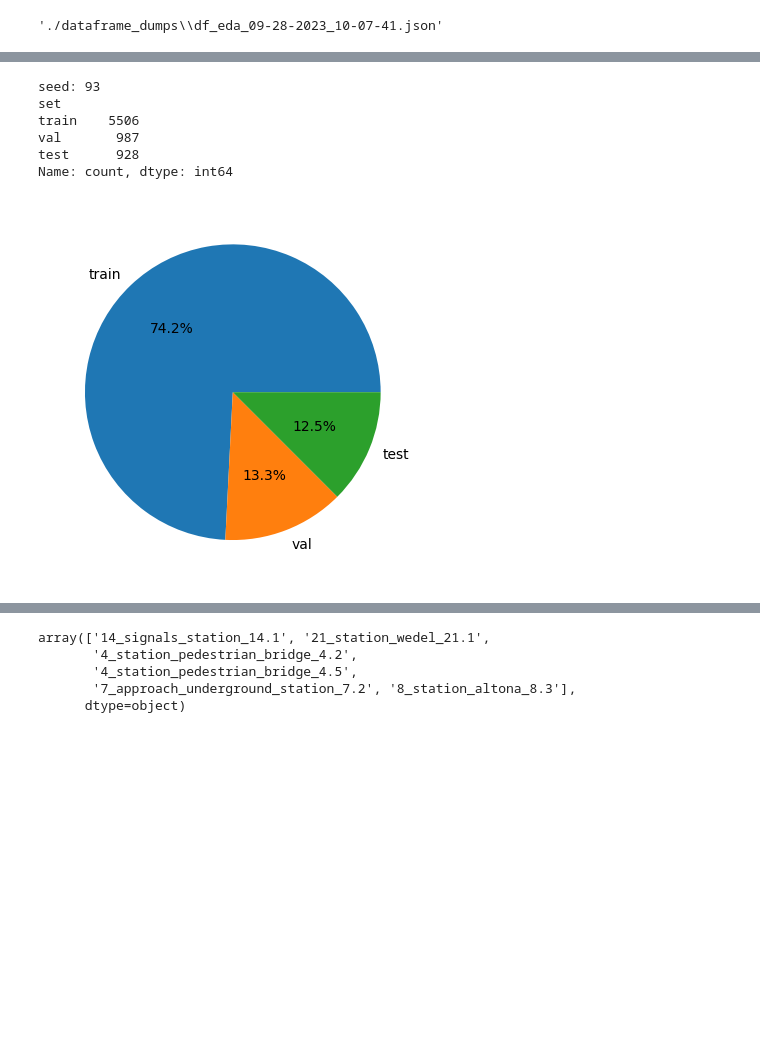
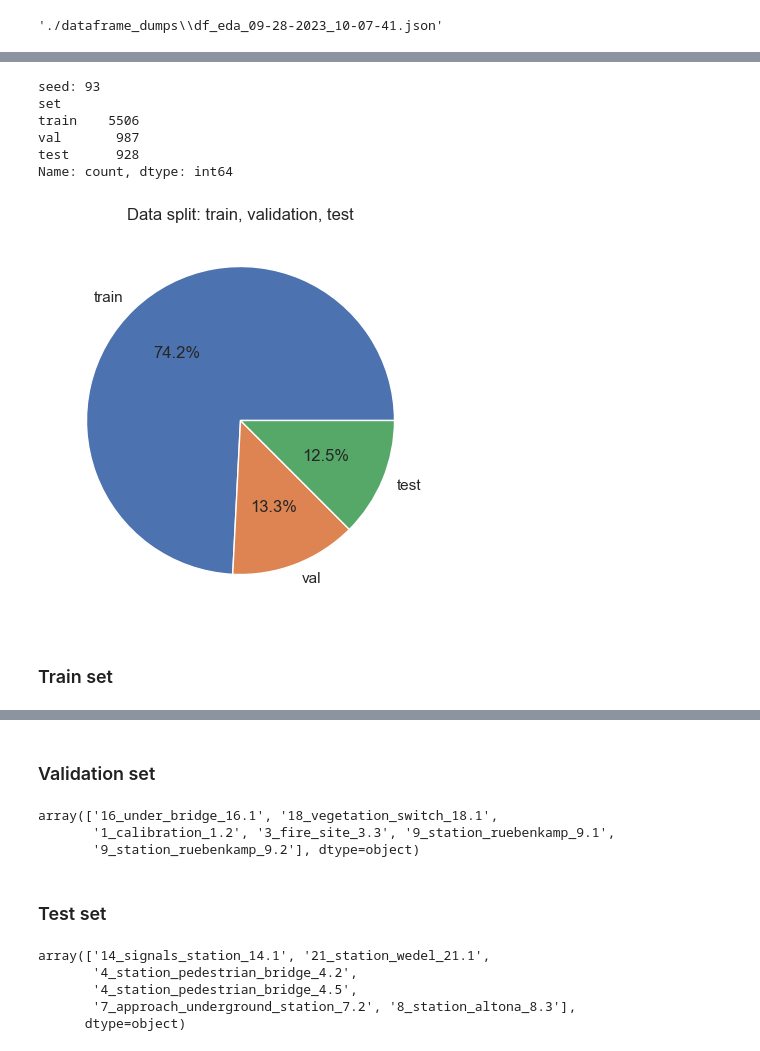
Before and after one commit to clewfirstspockonehanded/rail_detection_preparation, a Jupyter notebook: 02_data_split.ipynb, the cells around one changed output, grey strips where cells are left out. Cells and saved outputs as stored; diff of their text form; code cells hidden in the pictures; blank space fills up the shorter version.

Commit message:
added baseline, analysis on train set

```diff
--- a/02_data_split.ipynb
+++ b/02_data_split.ipynb
@@ -29,21 +47,27 @@ df = pd.read_json(max(glob("./dataframe_dumps/df_eda_*"), key=os.path.getmtime))
 # %%
-seed = randint(0, 100)
+# seed = randint(0, 100)
+seed = 93
 print(f"seed: {seed}")
 df_split = generate_train_val_test_split(
     df=df, seed=seed, val_ratio=0.15, test_ratio=0.15
 )
-print(df_split[["path", "set"]].drop_duplicates()["set"].value_counts())
-labels = df_split[["path", "set"]].drop_duplicates()["set"].value_counts().index
-values = df_split[["path", "set"]].drop_duplicates()["set"].value_counts().values
-_ = plt.pie(values, labels=labels, autopct="%.1f%%")
+temp = df_split[["path", "set"]].drop_duplicates()["set"].value_counts()
+print(temp)
+
+labels = temp.index
+values = temp.values
+plt.pie(values, labels=labels, autopct="%.1f%%")
+_ = plt.title("Data split: train, validation, test")
 # %% [output]
 seed: 93
 set
 train    5506
 val       987
 test      928
 Name: count, dtype: int64
-[figure, old version]
+[figure, new version]
+# %% [markdown]
+### Train set
 # %%
 df_split[df_split["set"] == "train"].tag.unique()
 # %% [output]
@@ -66,6 +90,16 @@ array(['10_station_suelldorf_10.1', '11_main_station_11.1',
        '9_station_ruebenkamp_9.4', '9_station_ruebenkamp_9.5',
        '9_station_ruebenkamp_9.6', '9_station_ruebenkamp_9.7'],
       dtype=object)
+# %% [markdown]
+### Validation set
+# %%
+df_split[df_split["set"] == "val"].tag.unique()
+# %% [output]
+array(['16_under_bridge_16.1', '18_vegetation_switch_18.1',
+       '1_calibration_1.2', '3_fire_site_3.3', '9_station_ruebenkamp_9.1',
+       '9_station_ruebenkamp_9.2'], dtype=object)
+# %% [markdown]
+### Test set
 # %%
 df_split[df_split["set"] == "test"].tag.unique()
 # %% [output]
```
Also changed, not shown: parts of 18 cells of this notebook, 3 other files.
